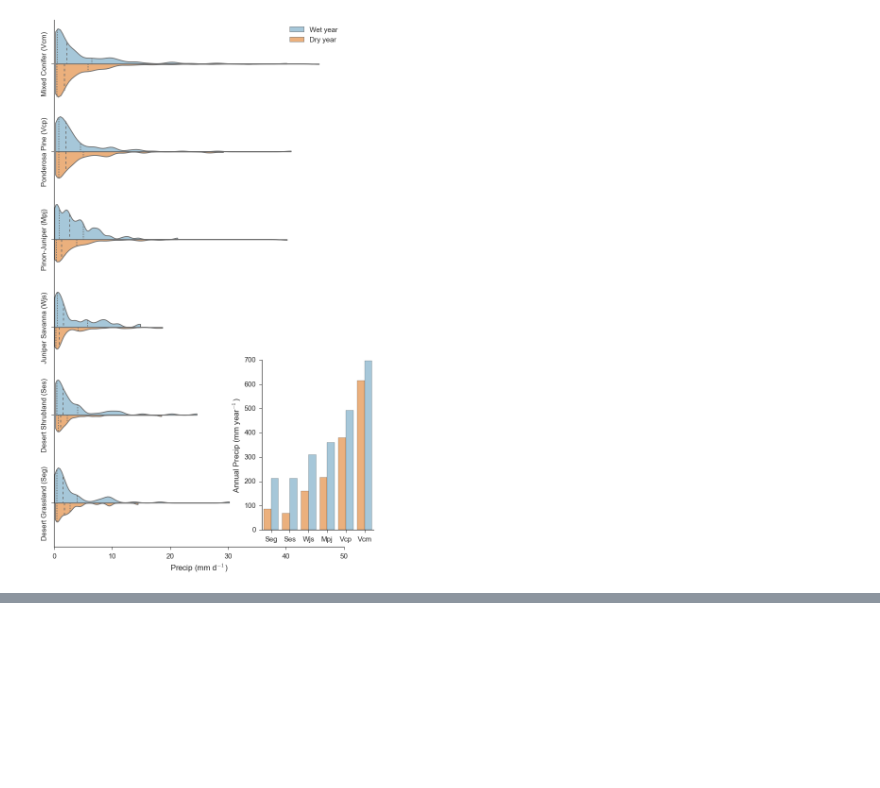
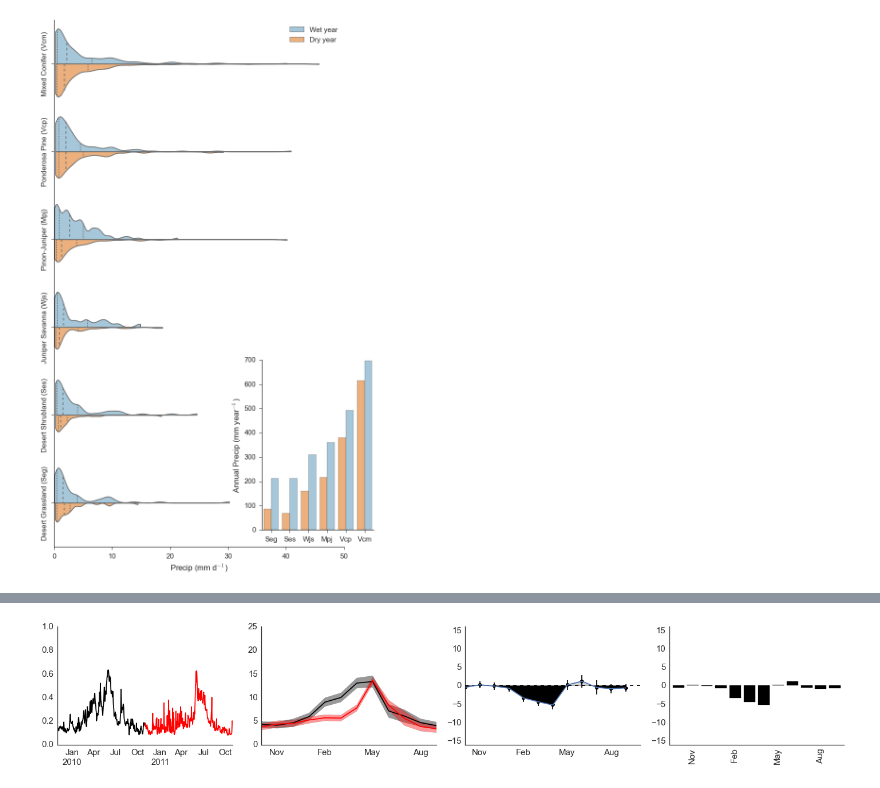
Before and after one commit to djkrofch/DinkeyCreek, a Jupyter notebook: NMEG_DroughtPlots.ipynb, the cells around one changed output, grey strips where cells are left out. Saved outputs shown, nothing was run; the diff lists cells and outputs as text; code cells hidden in the pictures; blank space fills up the shorter version.

```diff
--- a/NMEG_DroughtPlots.ipynb
+++ b/NMEG_DroughtPlots.ipynb
@@ -740,3 +836,68 @@ sns.despine()
+# %%
+f, (ax1, ax2, ax3, ax4) = plt.subplots(1,4, figsize = (20, 4))
+
+wetSum = wetYear.groupby(['HY','hydMonth']).sum().reset_index()
+wetSumSeas = wetYear.groupby(['Season']).sum().reset_index()
+
+drySum = dryYear.groupby(['HY','hydMonth']).sum().reset_index()
+drySumSeas = dryYear.groupby(['Season']).sum().reset_index()
+
+wetSum['REu'] = F_Unc_Wsum.weightedREu[F_Unc_Wsum.HY == 2010].ravel()
+drySum['REu'] = F_Unc_Wsum.weightedREu[F_Unc_Wsum.HY == 2011].ravel()
+
+wetYear.weightedRE.plot(ax = ax1, c = 'k')
+dryYear.weightedRE.plot(ax = ax1, c = 'red')
+wetSum.weightedRE.plot(ax = ax2, c = 'k')
+drySum.weightedRE.plot(ax = ax2, c = 'red')
+
+y1 = wetSum.weightedRE - (3 * wetSum.REu)
+y2 = wetSum.weightedRE + (3 * wetSum.REu)
+ax2.fill_between(wetSum.index, y1,y2,
+                 where=y2 >= y1,
+                 facecolor='k',
+                 alpha = 0.4,
+                 interpolate=True)
+
+y1 = drySum.weightedRE - (3 * drySum.REu)
+y2 = drySum.weightedRE + (3 * drySum.REu)
+ax2.fill_between(drySum.index, y1,y2,
+                 where=y2 >= y1,
+                 facecolor='r',
+                 alpha = 0.4,
+                 interpolate=True)
+
+ax3.axhline(y=0, color = 'k', linestyle = '--')
+y2 = (drySum.weightedRE - wetSum.weightedRE)
+
+y1 = wetMonths.Zero
+ax3.fill_between(np.arange(0,12,1), y1, y2,
+                 where= y2 <= y1, facecolor='k', interpolate=True)
+ax3.fill_between(np.arange(0,12,1), y1, y2,
+                 where= y2 >= y1, facecolor='#D3D3D3', interpolate=True)
+ax3.errorbar(np.arange(0,12,1), y2, yerr=2*(drySum.REu + wetSum.REu), fmt='o', color = 'k')
+
+diffs = drySum.weightedRE - wetSum.weightedRE
+diffs.plot(x = 'Season', kind = 'bar', width = 0.8, ax = ax4, color = 'k')
+ax4.set_xticklabels(['Monsoon','Spring','Winter'])
+ax3.plot(drySum.weightedRE - wetSum.weightedRE)
+
+ax2.set_xticks([1,4,7,10])
+ax2.set_xticklabels(['Nov','Feb','May','Aug'])
+ax3.set_xticks([1,4,7,10])
+ax3.set_xticklabels(['Nov','Feb','May','Aug'])
+ax4.set_xticks([1,4,7,10])
+ax4.set_xticklabels(['Nov','Feb','May','Aug'])
+#### Axes
+ax1.set_ylim([0,1])
+ax2.set_ylim([0,25])
+ax3.set_ylim([-16,16])
+ax4.set_ylim([-16,16])
+
+sns.despine()
+plt.tight_layout()
+plt.savefig('weightedSum_RECO.tif', dpi = 300)
+# %% [output]
+[figure, added]
 # %%
 f, (ax1, ax2, ax3, ax4) = plt.subplots(1,4, figsize = (20, 4))
 
```
Also changed, not shown: parts of 13 cells of this notebook.
